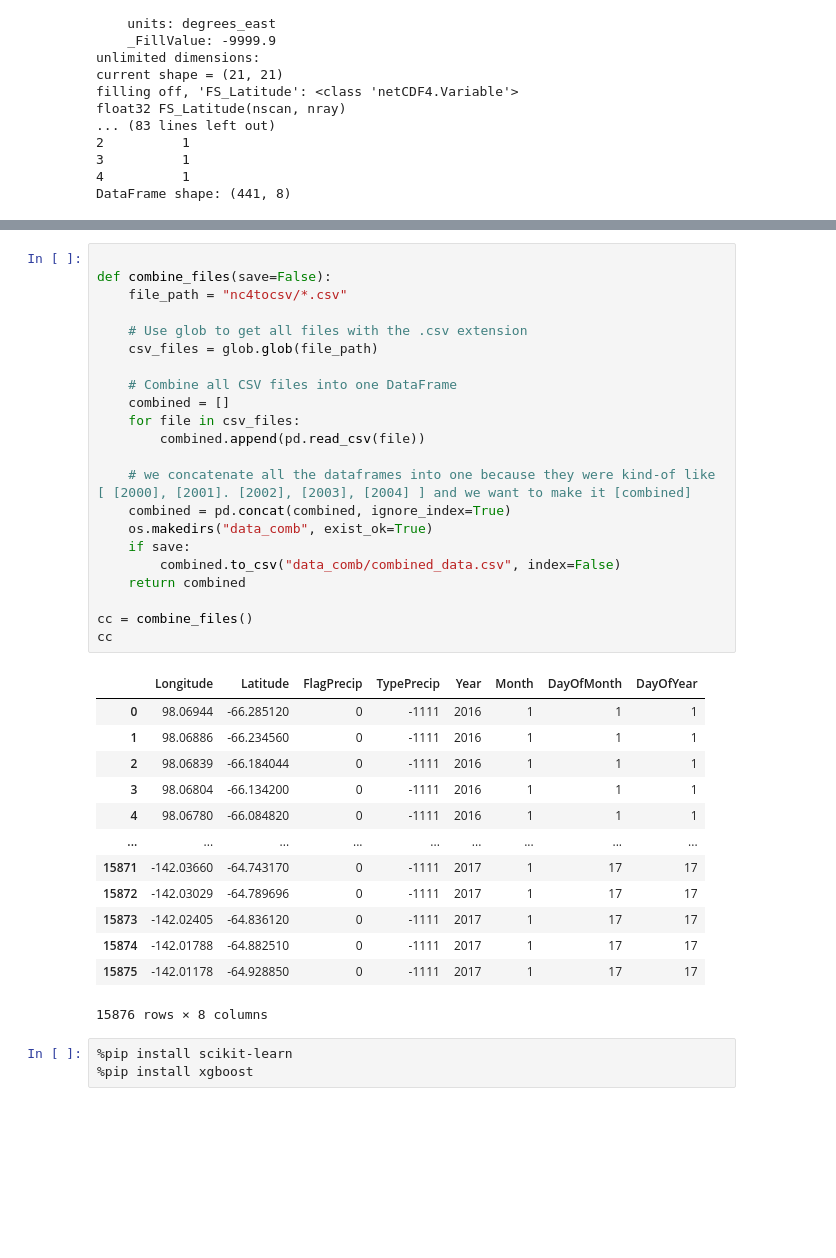
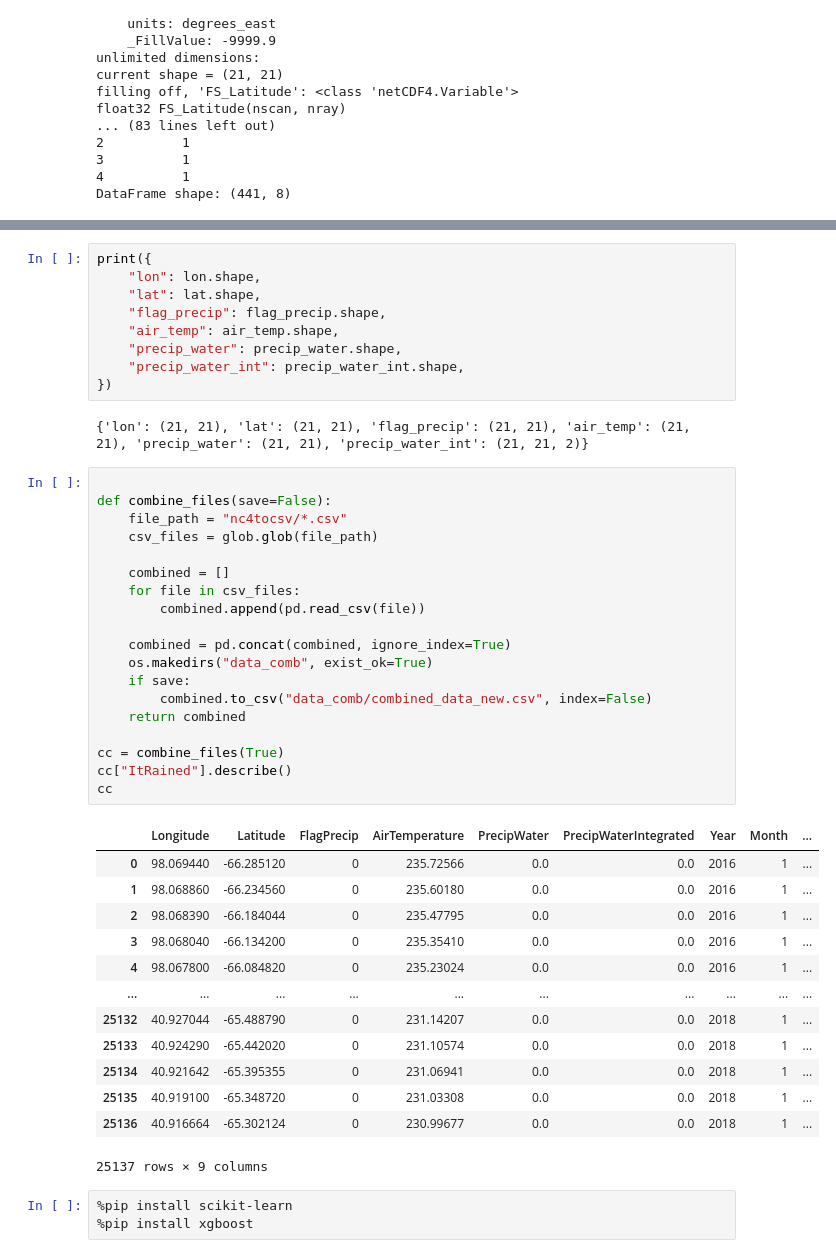
Before and after one commit to Shabani005/willrain, a Jupyter notebook: automation.ipynb, the cells around one changed output, grey strips where cells are left out. Drawn from its saved outputs; the diff is of its cells as text; blank space fills up the shorter version.

```diff
--- a/automation.ipynb
+++ b/automation.ipynb
@@ -415,39 +445,47 @@ All NetCDF files successfully processed and converted to CSV.
+# %%
+print({
+    "lon": lon.shape,
+    "lat": lat.shape,
+    "flag_precip": flag_precip.shape,
+    "air_temp": air_temp.shape,
+    "precip_water": precip_water.shape,
+    "precip_water_int": precip_water_int.shape,
+})
+# %% [output]
+{'lon': (21, 21), 'lat': (21, 21), 'flag_precip': (21, 21), 'air_temp': (21, 21), 'precip_water': (21, 21), 'precip_water_int': (21, 21, 2)}
 # %%
 
 def combine_files(save=False):
     file_path = "nc4tocsv/*.csv"
-
-    # Use glob to get all files with the .csv extension
     csv_files = glob.glob(file_path)
 
-    # Combine all CSV files into one DataFrame
     combined = []
     for file in csv_files:
         combined.append(pd.read_csv(file))
 
-    # we concatenate all the dataframes into one because they were kind-of like [ [2000], [2001]. [2002], [2003], [2004] ] and we want to make it [combined]
     combined = pd.concat(combined, ignore_index=True)
     os.makedirs("data_comb", exist_ok=True)
     if save:
-        combined.to_csv("data_comb/combined_data.csv", index=False)
+        combined.to_csv("data_comb/combined_data_new.csv", index=False)
     return combined
 
-cc = combine_files()
+cc = combine_files(True)
+cc["ItRained"].describe()
 cc
 # %% [output]
-|  | Longitude | Latitude | FlagPrecip | TypePrecip | Year | Month | DayOfMonth | DayOfYear |
-| 0 | 98.06944 | -66.285120 | 0 | -1111 | 2016 | 1 | 1 | 1 |
-| 1 | 98.06886 | -66.234560 | 0 | -1111 | 2016 | 1 | 1 | 1 |
-| 2 | 98.06839 | -66.184044 | 0 | -1111 | 2016 | 1 | 1 | 1 |
-| 3 | 98.06804 | -66.134200 | 0 | -1111 | 2016 | 1 | 1 | 1 |
-| 4 | 98.06780 | -66.084820 | 0 | -1111 | 2016 | 1 | 1 | 1 |
-| ... | ... | ... | ... | ... | ... | ... | ... | ... |
-| 15871 | -142.03660 | -64.743170 | 0 | -1111 | 2017 | 1 | 17 | 17 |
-| 15872 | -142.03029 | -64.789696 | 0 | -1111 | 2017 | 1 | 17 | 17 |
-| 15873 | -142.02405 | -64.836120 | 0 | -1111 | 2017 | 1 | 17 | 17 |
-| 15874 | -142.01788 | -64.882510 | 0 | -1111 | 2017 | 1 | 17 | 17 |
-| 15875 | -142.01178 | -64.928850 | 0 | -1111 | 2017 | 1 | 17 | 17 |
+|  | Longitude | Latitude | FlagPrecip | AirTemperature | PrecipWater | PrecipWaterIntegrated | Year | Month | ... |
+| 0 | 98.069440 | -66.285120 | 0 | 235.72566 | 0.0 | 0.0 | 2016 | 1 | ... |
+| 1 | 98.068860 | -66.234560 | 0 | 235.60180 | 0.0 | 0.0 | 2016 | 1 | ... |
+| 2 | 98.068390 | -66.184044 | 0 | 235.47795 | 0.0 | 0.0 | 2016 | 1 | ... |
+| 3 | 98.068040 | -66.134200 | 0 | 235.35410 | 0.0 | 0.0 | 2016 | 1 | ... |
+| 4 | 98.067800 | -66.084820 | 0 | 235.23024 | 0.0 | 0.0 | 2016 | 1 | ... |
+| ... | ... | ... | ... | ... | ... | ... | ... | ... | ... |
+| 25132 | 40.927044 | -65.488790 | 0 | 231.14207 | 0.0 | 0.0 | 2018 | 1 | ... |
+| 25133 | 40.924290 | -65.442020 | 0 | 231.10574 | 0.0 | 0.0 | 2018 | 1 | ... |
+| 25134 | 40.921642 | -65.395355 | 0 | 231.06941 | 0.0 | 0.0 | 2018 | 1 | ... |
+| 25135 | 40.919100 | -65.348720 | 0 | 231.03308 | 0.0 | 0.0 | 2018 | 1 | ... |
+| 25136 | 40.916664 | -65.302124 | 0 | 230.99677 | 0.0 | 0.0 | 2018 | 1 | ... |
-15876 rows × 8 columns
+25137 rows × 9 columns
 # %%
 %pip install scikit-learn
 %pip install xgboost
```
Also changed, not shown: parts of 14 cells of this notebook, 7 other files.
